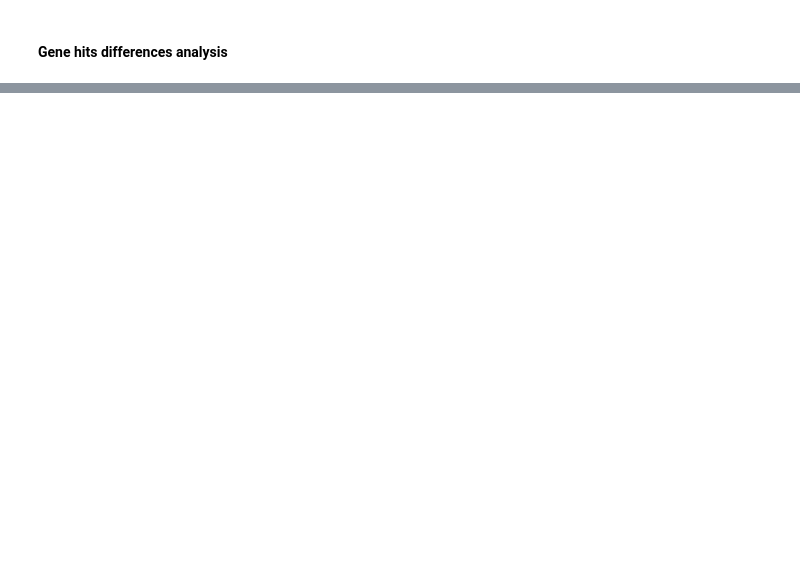
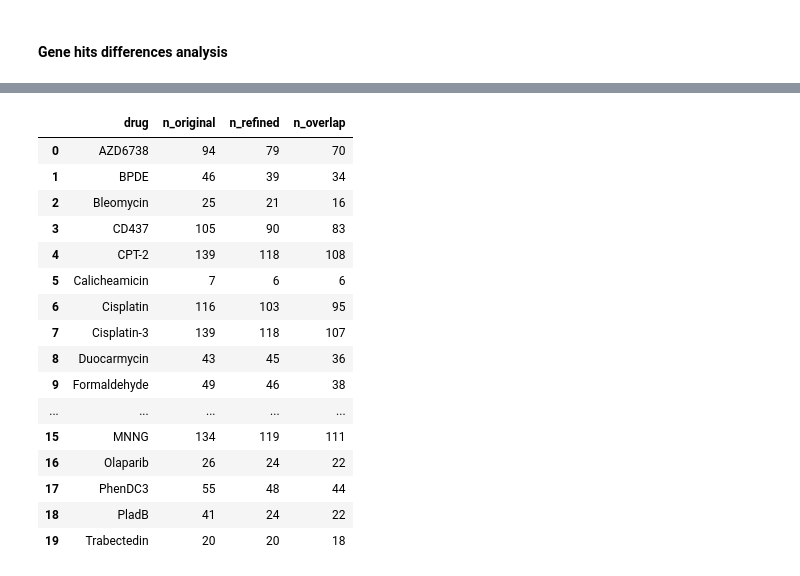
Before and after one commit to stefanusbernard/CRISPR-KO-library-survey, a Jupyter notebook: scripts/05_analysis_tkov3_hits/05_03_hits_differences_analysis.ipynb, the cells around one changed output, grey strips where cells are left out. Saved outputs shown, nothing was run; the diff lists cells and outputs as text; code cells hidden in the pictures; blank space fills up the shorter version.

```diff
--- a/scripts/05_analysis_tkov3_hits/05_03_hits_differences_analysis.ipynb
+++ b/scripts/05_analysis_tkov3_hits/05_03_hits_differences_analysis.ipynb
@@ -82,0 +84,62 @@ diff
+# %%
+path = "../../data/result_gene_hits_change/tkov3_olivieri_paper/"
+
+all_files = glob.glob(os.path.join(path, "*_output_*.txt"))
+
+drug_names = sorted({os.path.basename(f).split("_output_")[0] for f in all_files})
+results = []
+
+for drug in drug_names:
+     # Build file paths safely
+    original_file = os.path.join(path, f"{drug}_output_original.txt")
+    refined_file = os.path.join(path, f"{drug}_output_refined.txt")
+
+    # Read files
+    hits_original = pd.read_csv(original_file, sep="\t")
+    hits_refined = pd.read_csv(refined_file, sep="\t")
+
+    # Filter FDR < 0.5
+    hits_original = hits_original[((hits_original["fdr_synth"] < 0.15) & (hits_original["normZ"] < -3)) | ((hits_original["fdr_supp"] < 0.15) & (hits_original["normZ"] > 6))]
+    hits_refined = hits_refined[((hits_refined["fdr_synth"] < 0.15) & (hits_refined["normZ"] < -3)) | ((hits_refined["fdr_supp"] < 0.15) & (hits_refined["normZ"] > 6))]
+
+    # Convert to sets
+    set_original = set(hits_original["GENE"])
+    set_refined  = set(hits_refined["GENE"])
+
+    # Exclusive genes
+    original = set_original - set_refined
+    refined = set_refined - set_original
+
+    # Overlap
+    overlap = set_original & set_refined   # intersection (shared genes)
+    # union_genes = set_orig | set_ref   # if you actually want union count
+
+    # Store result
+    results.append({
+        "drug": drug,
+        "original_only_genes": len(original),
+        "refined_only_genes": len(refined),
+        "overlap_genes": len(overlap)
+        # "n_union": len(union_genes)   # optional
+    })
+# %%
+test = pd.DataFrame(results)
+test
+# %% [output]
+|  | drug | n_original | n_refined | n_overlap |
+| 0 | AZD6738 | 94 | 79 | 70 |
+| 1 | BPDE | 46 | 39 | 34 |
+| 2 | Bleomycin | 25 | 21 | 16 |
+| 3 | CD437 | 105 | 90 | 83 |
+| 4 | CPT-2 | 139 | 118 | 108 |
+| 5 | Calicheamicin | 7 | 6 | 6 |
+| 6 | Cisplatin | 116 | 103 | 95 |
+| 7 | Cisplatin-3 | 139 | 118 | 107 |
+| 8 | Duocarmycin | 43 | 45 | 36 |
+| 9 | Formaldehyde | 49 | 46 | 38 |
+| ... | ... | ... | ... | ... |
+| 15 | MNNG | 134 | 119 | 111 |
+| 16 | Olaparib | 26 | 24 | 22 |
+| 17 | PhenDC3 | 55 | 48 | 44 |
+| 18 | PladB | 41 | 24 | 22 |
+| 19 | Trabectedin | 20 | 20 | 18 |
```
Also changed, not shown: parts of 9 cells of this notebook, 2 other files.
